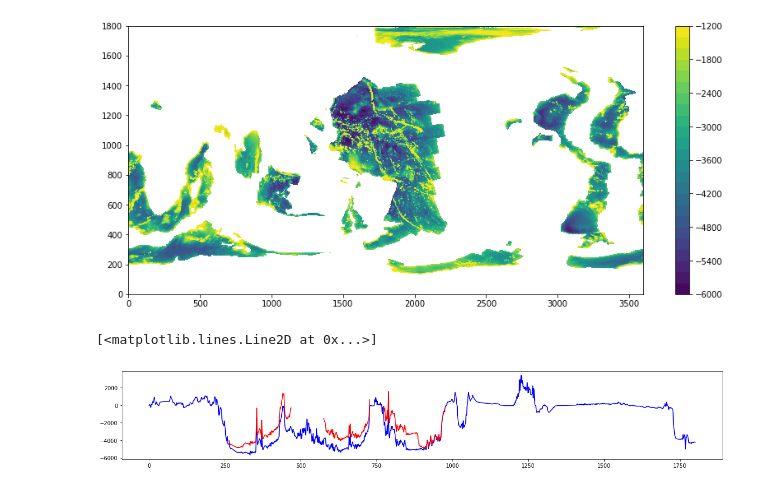
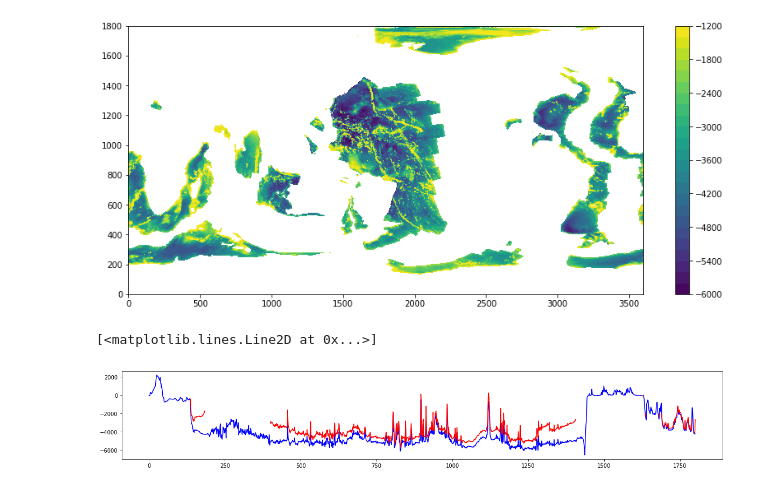
Before and after one commit to siwill22/paleotopography, a Jupyter notebook: dev/paleotopography_backtracking.ipynb, the cells around one changed output. Saved outputs shown, nothing was run; the diff lists cells and outputs as text; code cells hidden in the pictures.

```diff
--- a/dev/paleotopography_backtracking.ipynb
+++ b/dev/paleotopography_backtracking.ipynb
@@ -44,8 +44,8 @@ plt.colorbar()
 [figure]
 # %%
 plt.figure(figsize=(20,3))
-plt.plot(topography.gridZ[:,500],'b')
-plt.plot(backtrack_depth[:,500],'r')
+plt.plot(topography.gridZ[:,2000],'b')
+plt.plot(backtrack_depth[:,2000],'r')
 # %% [output]
 [<matplotlib.lines.Line2D at 0x...>]
-[figure, old version]
+[figure, new version]
```
Also changed, not shown: 1 other file.
